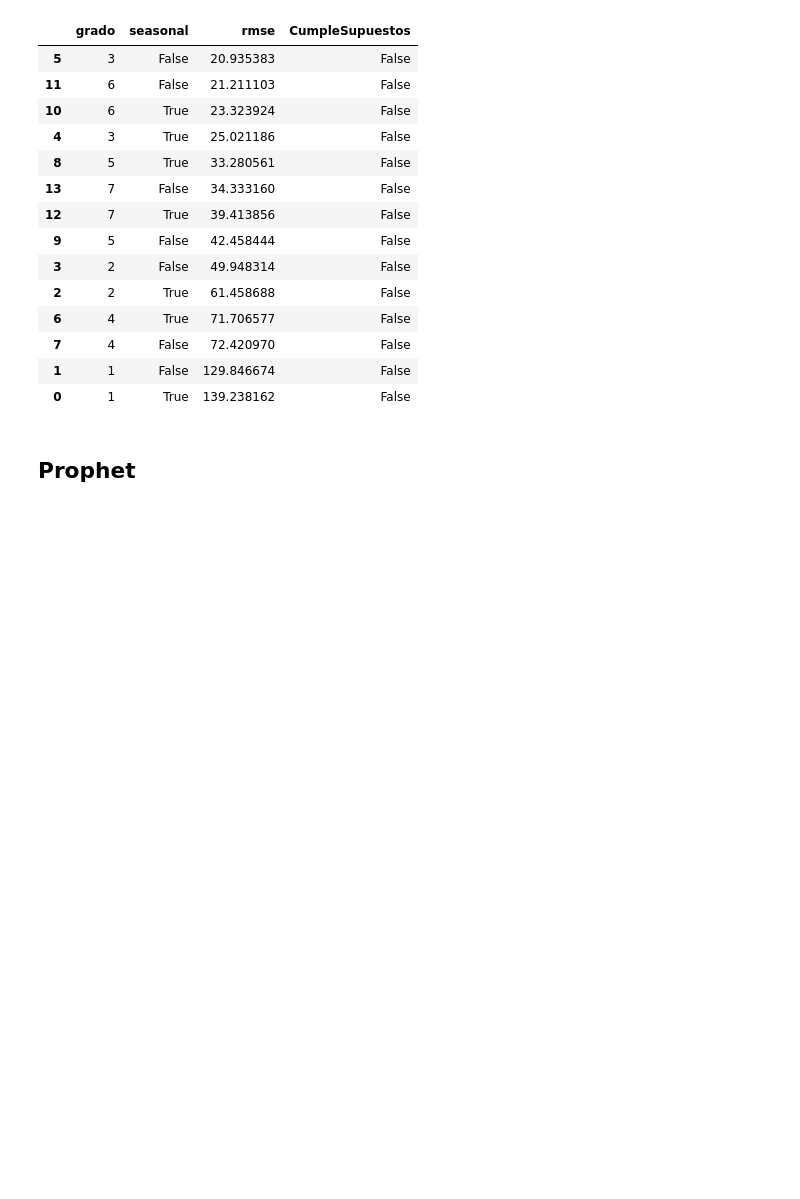
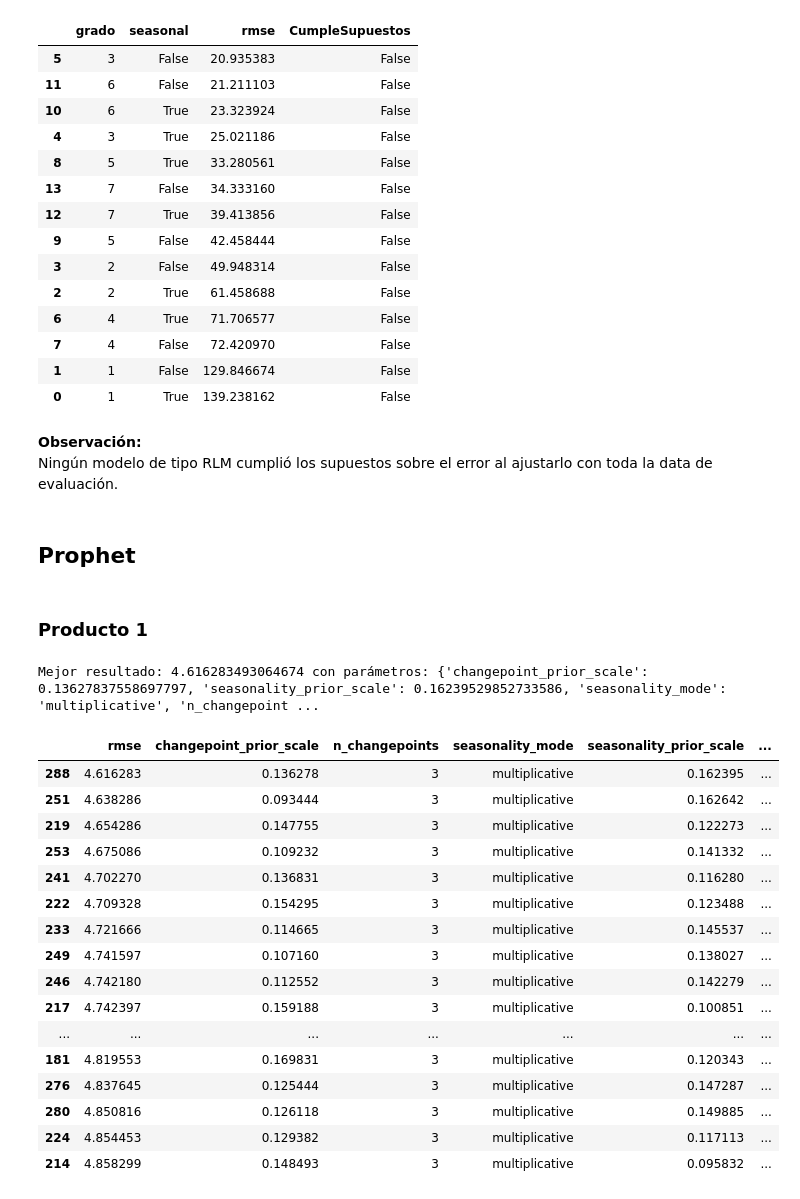
Before and after one commit to JhonattanReales21/TS_forecast_AA3_final, a Jupyter notebook: Parcial_final_jhonattanR.ipynb, the cells around one changed output. Cells and saved outputs as stored; diff of their text form; code cells hidden in the pictures; blank space fills up the shorter version.

Commit message:
Add prophet optimization and fit

```diff
--- a/Parcial_final_jhonattanR.ipynb
+++ b/Parcial_final_jhonattanR.ipynb
@@ -534,5 +580,72 @@ rlm_prod2_results
 | 7 | 4 | False | 72.420970 | False |
 | 1 | 1 | False | 129.846674 | False |
 | 0 | 1 | True | 139.238162 | False |
+# %% [markdown]
+**Observación:**
+Ningún modelo de tipo RLM cumplió los supuestos sobre el error al ajustarlo con toda la data de evaluación.
 # %% [markdown]
 ## Prophet
+# %% [markdown]
+### Producto 1
+# %%
+# Inicializamos parametros para evaluación por ventana recursiva (expansiva)
+test_init = "2024-01-01"
+test_finish = "2024-06-01"
+window_type = "rolling"
+train_size = (12*5) # 5 años
+test_size = 1
+metric = "rmse"
+
+# Optimizamos el modelo ETS usando Optuna
+study, best_params, rmse_movil = optimizar_modelo_prophet(
+    df_producto1_evaluacion,
+    test_init,
+    test_finish,
+    window_type,
+    train_size,
+    test_size,
+    metric,
+    opt_trial=300,
+)
+# %% [output]
+Mejor resultado: 4.616283493064674 con parámetros: {'changepoint_prior_scale': 0.13627837558697797, 'seasonality_prior_scale': 0.16239529852733586, 'seasonality_mode': 'multiplicative', 'n_changepoint ...
+# %%
+prophet_prod1_results = study.trials_dataframe()
+prophet_prod1_results.sort_values(by="value", ascending=True, inplace=True)
+prophet_prod1_results = prophet_prod1_results[
+    [
+        "value",
+        "params_changepoint_prior_scale",
+        "params_n_changepoints",
+        "params_seasonality_mode",
+        "params_seasonality_prior_scale",
+        "params_yearly_seasonality",
+    ]
+]
+prophet_prod1_results.columns = (
+    "rmse",
+    "changepoint_prior_scale",
+    "n_changepoints",
+    "seasonality_mode",
+    "seasonality_prior_scale",
+    "yearly_seasonality",
+)
+prophet_prod1_results.head(25)
+# %% [output]
+|  | rmse | changepoint_prior_scale | n_changepoints | seasonality_mode | seasonality_prior_scale | ... |
+| 288 | 4.616283 | 0.136278 | 3 | multiplicative | 0.162395 | ... |
+| 251 | 4.638286 | 0.093444 | 3 | multiplicative | 0.162642 | ... |
+| 219 | 4.654286 | 0.147755 | 3 | multiplicative | 0.122273 | ... |
+| 253 | 4.675086 | 0.109232 | 3 | multiplicative | 0.141332 | ... |
+| 241 | 4.702270 | 0.136831 | 3 | multiplicative | 0.116280 | ... |
+| 222 | 4.709328 | 0.154295 | 3 | multiplicative | 0.123488 | ... |
+| 233 | 4.721666 | 0.114665 | 3 | multiplicative | 0.145537 | ... |
+| 249 | 4.741597 | 0.107160 | 3 | multiplicative | 0.138027 | ... |
+| 246 | 4.742180 | 0.112552 | 3 | multiplicative | 0.142279 | ... |
+| 217 | 4.742397 | 0.159188 | 3 | multiplicative | 0.100851 | ... |
+| ... | ... | ... | ... | ... | ... | ... |
+| 181 | 4.819553 | 0.169831 | 3 | multiplicative | 0.120343 | ... |
+| 276 | 4.837645 | 0.125444 | 3 | multiplicative | 0.147287 | ... |
+| 280 | 4.850816 | 0.126118 | 3 | multiplicative | 0.149885 | ... |
+| 224 | 4.854453 | 0.129382 | 3 | multiplicative | 0.117113 | ... |
+| 214 | 4.858299 | 0.148493 | 3 | multiplicative | 0.095832 | ... |
```
Also changed, not shown: parts of 17 cells of this notebook, 1 other file.
